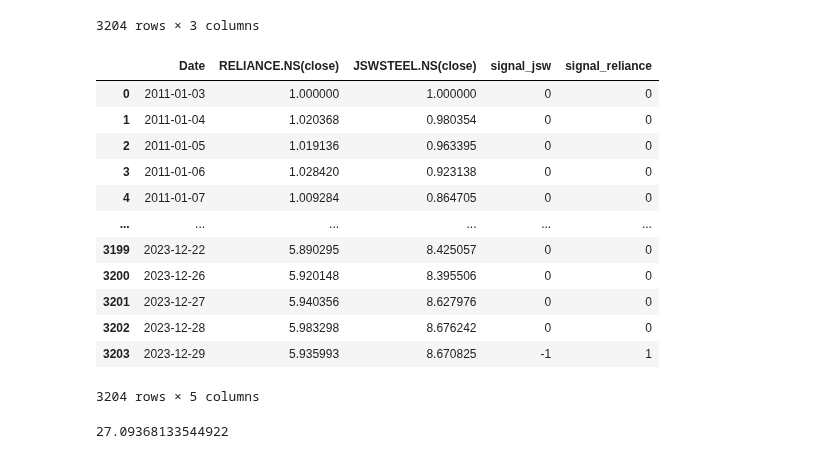
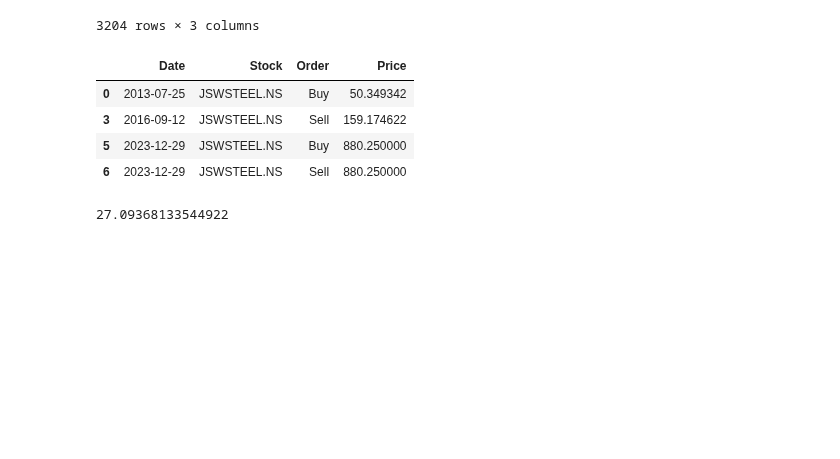
Before and after one commit to vedant2423/data-analysis-with-technical-indicators, a Jupyter notebook: Pair trading/notebooks/test_graph.ipynb, the cells around one changed output. Drawn from its saved outputs; the diff is of its cells as text; code cells hidden in the pictures; blank space fills up the shorter version.

```diff
--- a/Pair trading/notebooks/test_graph.ipynb
+++ b/Pair trading/notebooks/test_graph.ipynb
@@ -53,19 +53,11 @@ for _, row in reliance_filtered.iterrows():
     date = row['Date']
     order = row['Order']
     use.loc[use['Date'] == date, 'signal_reliance'] = signal_dict.get(order, 0)
-# %%
-use
-# %% [output]
-|  | Date | RELIANCE.NS(close) | JSWSTEEL.NS(close) | signal_jsw | signal_reliance |
-| 0 | 2011-01-03 | 1.000000 | 1.000000 | 0 | 0 |
-| 1 | 2011-01-04 | 1.020368 | 0.980354 | 0 | 0 |
-| 2 | 2011-01-05 | 1.019136 | 0.963395 | 0 | 0 |
-| 3 | 2011-01-06 | 1.028420 | 0.923138 | 0 | 0 |
-| 4 | 2011-01-07 | 1.009284 | 0.864705 | 0 | 0 |
-| ... | ... | ... | ... | ... | ... |
-| 3199 | 2023-12-22 | 5.890295 | 8.425057 | 0 | 0 |
-| 3200 | 2023-12-26 | 5.920148 | 8.395506 | 0 | 0 |
-| 3201 | 2023-12-27 | 5.940356 | 8.627976 | 0 | 0 |
-| 3202 | 2023-12-28 | 5.983298 | 8.676242 | 0 | 0 |
-| 3203 | 2023-12-29 | 5.935993 | 8.670825 | -1 | 1 |
-3204 rows × 5 columns
+# %%
+jsw_filtered
+# %% [output]
+|  | Date | Stock | Order | Price |
+| 0 | 2013-07-25 | JSWSTEEL.NS | Buy | 50.349342 |
+| 3 | 2016-09-12 | JSWSTEEL.NS | Sell | 159.174622 |
+| 5 | 2023-12-29 | JSWSTEEL.NS | Buy | 880.250000 |
+| 6 | 2023-12-29 | JSWSTEEL.NS | Sell | 880.250000 |
```
Also changed, not shown: parts of 2 cells of this notebook, 1 other file.
